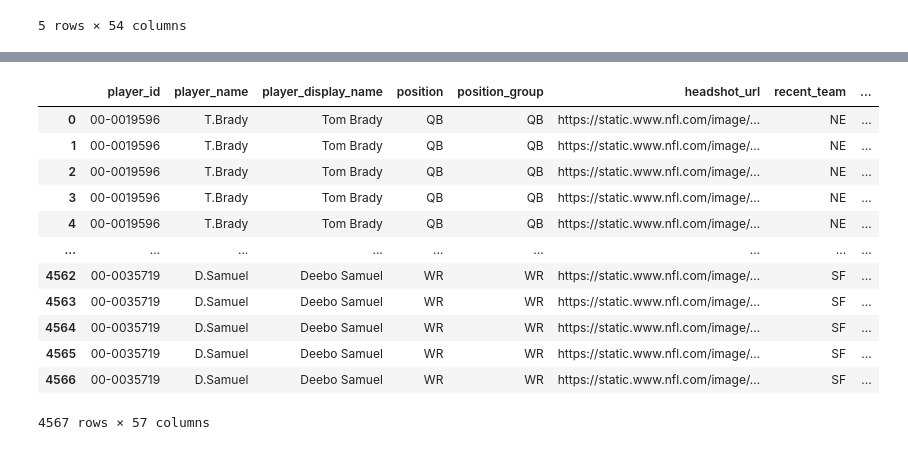
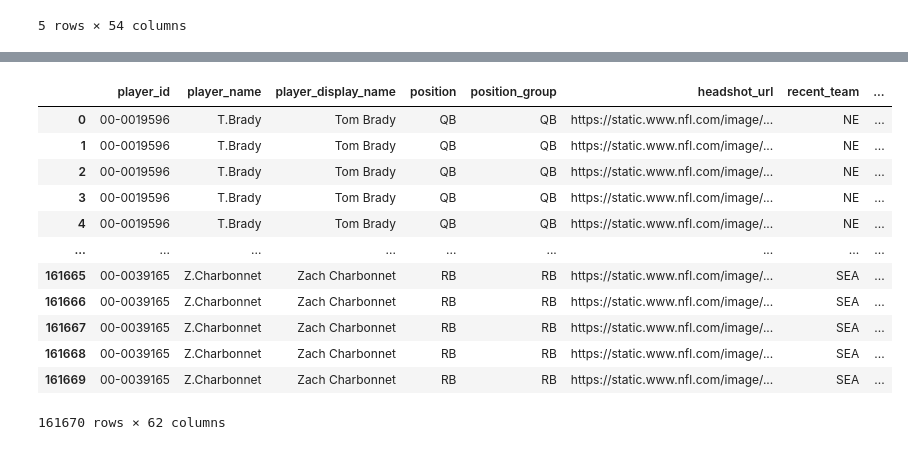
Before and after one commit to b00se/footbalf, a Jupyter notebook: nfl_data.ipynb, the cells around one changed output, grey strips where cells are left out. Saved outputs shown, nothing was run; the diff lists cells and outputs as text; code cells hidden in the pictures.

```diff
--- a/nfl_data.ipynb
+++ b/nfl_data.ipynb
@@ -132,11 +176,11 @@ print(weekly_data_2019)
 # %%
 # create a new DataFrame that combines the home and away scores for each team for each week
-home_scores = schedule[['week', 'home_team', 'home_score']].rename(columns={'home_team': 'team', 'home_score': 'score'})
-away_scores = schedule[['week', 'away_team', 'away_score']].rename(columns={'away_team': 'team', 'away_score': 'score'})
+home_scores = schedule[['season', 'week', 'home_team', 'home_score']].rename(columns={'home_team': 'team', 'home_score': 'score'})
+away_scores = schedule[['season', 'week', 'away_team', 'away_score']].rename(columns={'away_team': 'team', 'away_score': 'score'})
 total_scores = pd.concat([home_scores, away_scores])
 
 # group this DataFrame by week and team, and calculate the sum of the scores
-total_scores_by_week = total_scores.groupby(['week', 'team']).sum().reset_index()
+total_scores_by_week = total_scores.groupby(['season', 'week', 'team']).sum().reset_index()
 
 # calculate the running average of these sums
 total_scores_by_week['avg_score'] = total_scores_by_week.groupby('team')['score'].expanding().mean().round(2).reset_index(level=0, drop=True)
@@ -168,6 +212,6 @@ print(total_scores_by_week)
 # %%
 # calculate implied team totals
-betting_lines = schedule.loc[:, ['week', 'home_team', 'away_team', 'total_line', 'spread_line']]
+betting_lines = schedule.loc[:, ['season', 'week', 'home_team', 'away_team', 'total_line', 'spread_line']]
 
 betting_lines['implied_home_total'] =  betting_lines['total_line'] / 2 + betting_lines['spread_line'] / 2
 betting_lines['implied_away_total'] =  betting_lines['total_line'] / 2 - betting_lines['spread_line'] / 2
@@ -189,15 +233,16 @@ betting_lines
 # %%
 # Merge with previous average scores for comparison
 betting_lines = betting_lines.merge(
-    total_scores_by_week[['week', 'team', 'prev_avg_score']],
-    left_on=['week', 'home_team'],
-    right_on=['week', 'team'],
+    total_scores_by_week[['season', 'week', 'team', 'prev_avg_score']],
+    left_on=['season', 'week', 'home_team'],
+    right_on=['season', 'week', 'team'],
     how='left'
 ).rename(columns={'prev_avg_score': 'home_prev_avg_score'}).drop(columns=['team'])
+
 betting_lines = betting_lines.merge(
-    total_scores_by_week[['week', 'team', 'prev_avg_score']],
-    left_on=['week', 'away_team'],
-    right_on=['week', 'team'],
+    total_scores_by_week[['season', 'week', 'team', 'prev_avg_score']],
+    left_on=['season', 'week', 'away_team'],
+    right_on=['season', 'week', 'team'],
     how='left'
 ).rename(columns={'prev_avg_score': 'away_prev_avg_score'}).drop(columns=['team'])
 
@@ -222,38 +267,38 @@ betting_lines
 # %%
 
 # merge implied_total_diff with player data
 # if home = True, use home_implied_total_diff, else use away_implied_total_diff
-weekly_data_2019 = weekly_data_2019.merge(
-    betting_lines[['week', 'home_team', 'home_implied_total_diff']],
-    left_on=['week', 'recent_team'],
-    right_on=['week', 'home_team'],
+weekly_data = weekly_data.merge(
+    betting_lines[['season', 'week', 'home_team', 'home_implied_total_diff']],
+    left_on=['season', 'week', 'recent_team'],
+    right_on=['season', 'week', 'home_team'],
     how='left'
 ).merge(
-    betting_lines[['week', 'away_team', 'away_implied_total_diff']],
-    left_on=['week', 'recent_team'],
-    right_on=['week', 'away_team'],
+    betting_lines[['season', 'week', 'away_team', 'away_implied_total_diff']],
+    left_on=['season', 'week', 'recent_team'],
+    right_on=['season', 'week', 'away_team'],
     how='left'
 )
 
 # use home_implied_total_diff if home = True, else use away_implied_total_diff
-weekly_data_2019['implied_total_diff'] = weekly_data_2019['home_implied_total_diff']
-weekly_data_2019.loc[~weekly_data_2019['home'], 'implied_total_diff'] = weekly_data_2019['away_implied_total_diff']
+weekly_data['implied_total_diff'] = weekly_data['home_implied_total_diff']
+weekly_data.loc[~weekly_data['home'], 'implied_total_diff'] = weekly_data['away_implied_total_diff']
 
 # clean up redundant columns
-weekly_data_2019.drop(columns=['home_team', 'away_team', 'home_implied_total_diff', 'away_implied_total_diff'], inplace=True)
-weekly_data_2019
+weekly_data.drop(columns=['home_team', 'away_team', 'home_implied_total_diff', 'away_implied_total_diff'], inplace=True)
+weekly_data
 # %% [output]
 |  | player_id | player_name | player_display_name | position | position_group | headshot_url | recent_team | ... |
 | 0 | 00-0019596 | T.Brady | Tom Brady | QB | QB | https://static.www.nfl.com/image/... | NE | ... |
 | 1 | 00-0019596 | T.Brady | Tom Brady | QB | QB | https://static.www.nfl.com/image/... | NE | ... |
 | 2 | 00-0019596 | T.Brady | Tom Brady | QB | QB | https://static.www.nfl.com/image/... | NE | ... |
 | 3 | 00-0019596 | T.Brady | Tom Brady | QB | QB | https://static.www.nfl.com/image/... | NE | ... |
 | 4 | 00-0019596 | T.Brady | Tom Brady | QB | QB | https://static.www.nfl.com/image/... | NE | ... |
 | ... | ... | ... | ... | ... | ... | ... | ... | ... |
-| 4562 | 00-0035719 | D.Samuel | Deebo Samuel | WR | WR | https://static.www.nfl.com/image/... | SF | ... |
-| 4563 | 00-0035719 | D.Samuel | Deebo Samuel | WR | WR | https://static.www.nfl.com/image/... | SF | ... |
-| 4564 | 00-0035719 | D.Samuel | Deebo Samuel | WR | WR | https://static.www.nfl.com/image/... | SF | ... |
-| 4565 | 00-0035719 | D.Samuel | Deebo Samuel | WR | WR | https://static.www.nfl.com/image/... | SF | ... |
-| 4566 | 00-0035719 | D.Samuel | Deebo Samuel | WR | WR | https://static.www.nfl.com/image/... | SF | ... |
+| 161665 | 00-0039165 | Z.Charbonnet | Zach Charbonnet | RB | RB | https://static.www.nfl.com/image/... | SEA | ... |
+| 161666 | 00-0039165 | Z.Charbonnet | Zach Charbonnet | RB | RB | https://static.www.nfl.com/image/... | SEA | ... |
+| 161667 | 00-0039165 | Z.Charbonnet | Zach Charbonnet | RB | RB | https://static.www.nfl.com/image/... | SEA | ... |
+| 161668 | 00-0039165 | Z.Charbonnet | Zach Charbonnet | RB | RB | https://static.www.nfl.com/image/... | SEA | ... |
+| 161669 | 00-0039165 | Z.Charbonnet | Zach Charbonnet | RB | RB | https://static.www.nfl.com/image/... | SEA | ... |
-4567 rows × 57 columns
+161670 rows × 62 columns
 # %%
```
Also changed, not shown: parts of 13 cells of this notebook.
